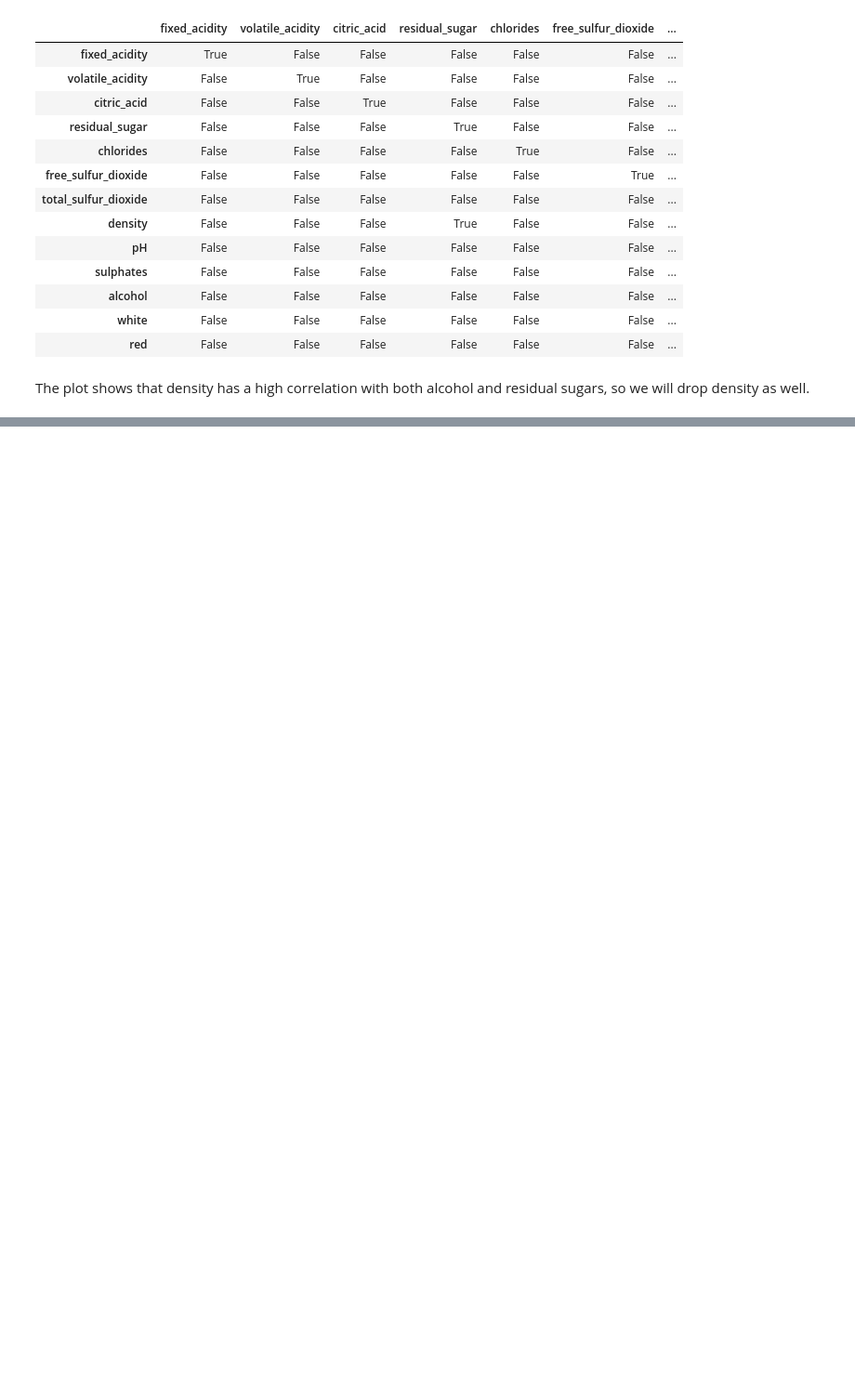
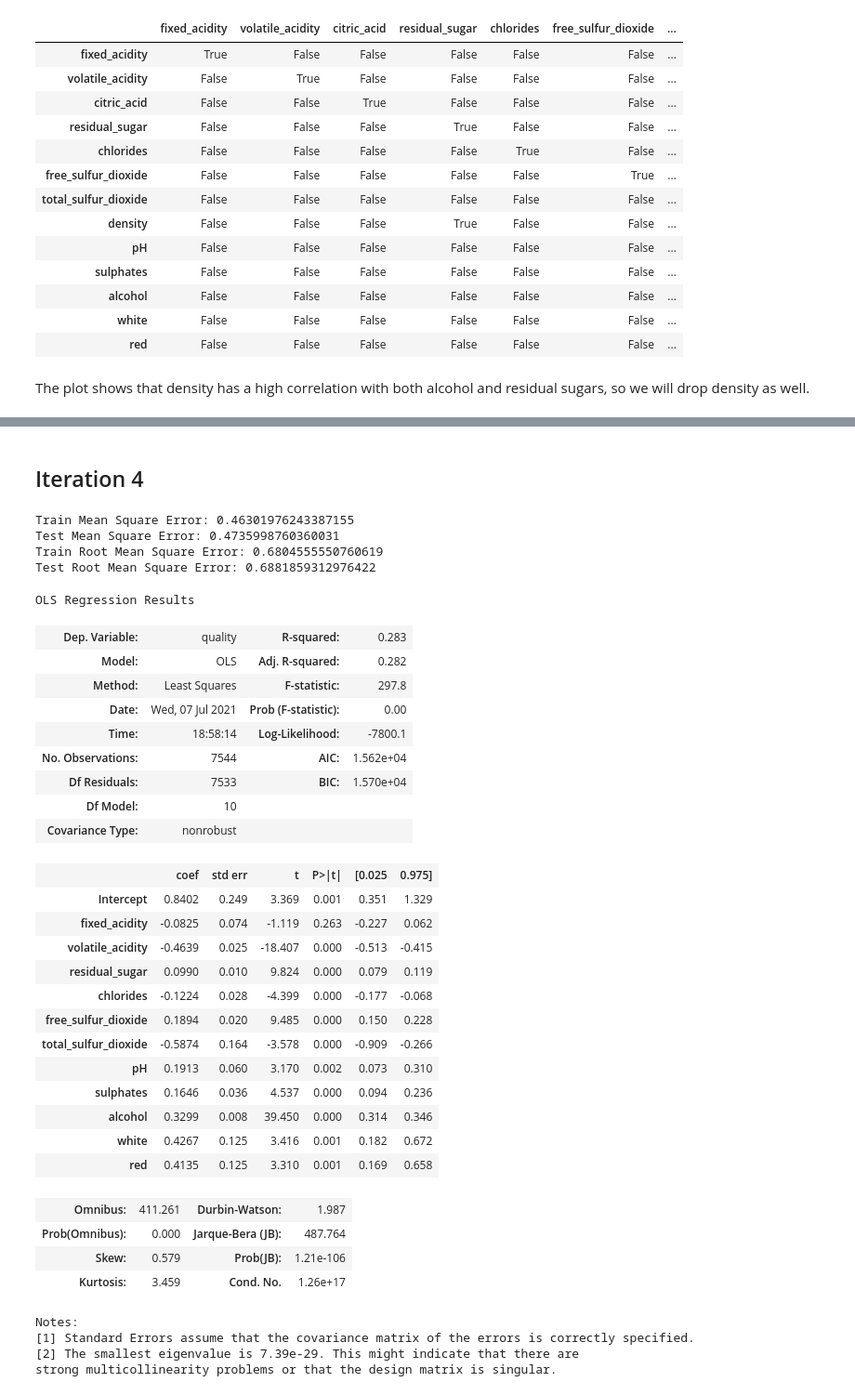
Before and after one commit to klsalcedo/red_wine_analysis, a Jupyter notebook: Model 2.ipynb, the cells around one changed output, grey strips where cells are left out. Shown at 93% size. Cells and saved outputs as stored; diff of their text form; code cells hidden in the pictures; blank space fills up the shorter version.

```diff
--- a/Model 2.ipynb
+++ b/Model 2.ipynb
@@ -222,0 +293,43 @@ strong multicollinearity problems or that the design matrix is singular.
+# %% [markdown]
+## Iteration 4
+# %%
+x_train['fixed_acidity'] = x_train['fixed_acidity'].map(lambda x: np.log(x))
+x_test['fixed_acidity'] = x_test['fixed_acidity'].map(lambda x: np.log(x))
+# %%
+m(x_train, x_test, y_train, y_test)
+# %% [output]
+Train Mean Square Error: 0.46301976243387155
+Test Mean Square Error: 0.4735998760360031
+Train Root Mean Square Error: 0.6804555550760619
+Test Root Mean Square Error: 0.6881859312976422
+OLS Regression Results
+| Dep. Variable: | quality | R-squared: | 0.283 |
+| Model: | OLS | Adj. R-squared: | 0.282 |
+| Method: | Least Squares | F-statistic: | 297.8 |
+| Date: | Wed, 07 Jul 2021 | Prob (F-statistic): | 0.00 |
+| Time: | 18:58:14 | Log-Likelihood: | -7800.1 |
+| No. Observations: | 7544 | AIC: | 1.562e+04 |
+| Df Residuals: | 7533 | BIC: | 1.570e+04 |
+| Df Model: | 10 |  |  |
+| Covariance Type: | nonrobust |  |  |
+|  | coef | std err | t | P>|t| | [0.025 | 0.975] |
+| Intercept | 0.8402 | 0.249 | 3.369 | 0.001 | 0.351 | 1.329 |
+| fixed_acidity | -0.0825 | 0.074 | -1.119 | 0.263 | -0.227 | 0.062 |
+| volatile_acidity | -0.4639 | 0.025 | -18.407 | 0.000 | -0.513 | -0.415 |
+| residual_sugar | 0.0990 | 0.010 | 9.824 | 0.000 | 0.079 | 0.119 |
+| chlorides | -0.1224 | 0.028 | -4.399 | 0.000 | -0.177 | -0.068 |
+| free_sulfur_dioxide | 0.1894 | 0.020 | 9.485 | 0.000 | 0.150 | 0.228 |
+| total_sulfur_dioxide | -0.5874 | 0.164 | -3.578 | 0.000 | -0.909 | -0.266 |
+| pH | 0.1913 | 0.060 | 3.170 | 0.002 | 0.073 | 0.310 |
+| sulphates | 0.1646 | 0.036 | 4.537 | 0.000 | 0.094 | 0.236 |
+| alcohol | 0.3299 | 0.008 | 39.450 | 0.000 | 0.314 | 0.346 |
+| white | 0.4267 | 0.125 | 3.416 | 0.001 | 0.182 | 0.672 |
+| red | 0.4135 | 0.125 | 3.310 | 0.001 | 0.169 | 0.658 |
+| Omnibus: | 411.261 | Durbin-Watson: | 1.987 |
+| Prob(Omnibus): | 0.000 | Jarque-Bera (JB): | 487.764 |
+| Skew: | 0.579 | Prob(JB): | 1.21e-106 |
+| Kurtosis: | 3.459 | Cond. No. | 1.26e+17 |
+Notes:
+[1] Standard Errors assume that the covariance matrix of the errors is correctly specified.
+[2] The smallest eigenvalue is 7.39e-29. This might indicate that there are
+strong multicollinearity problems or that the design matrix is singular.
```
Also changed, not shown: parts of 11 cells of this notebook.
